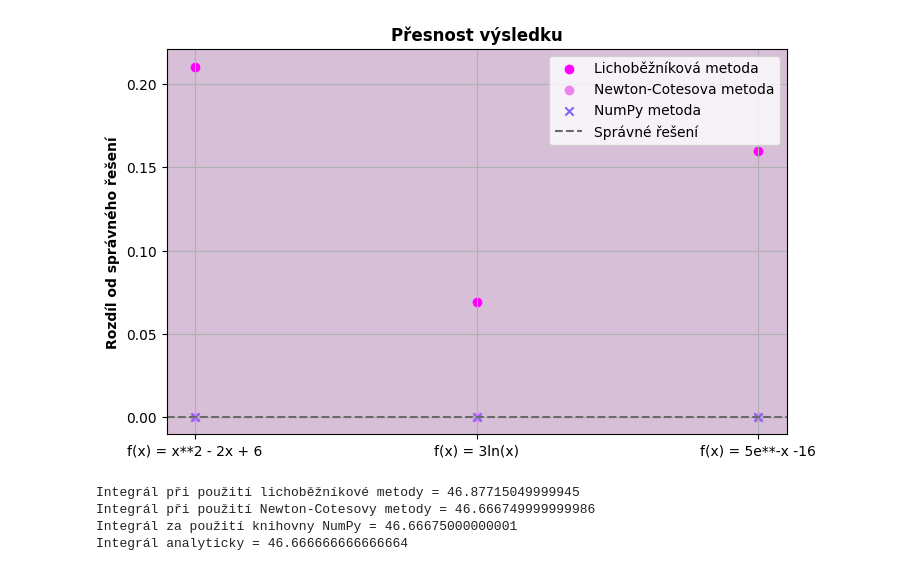
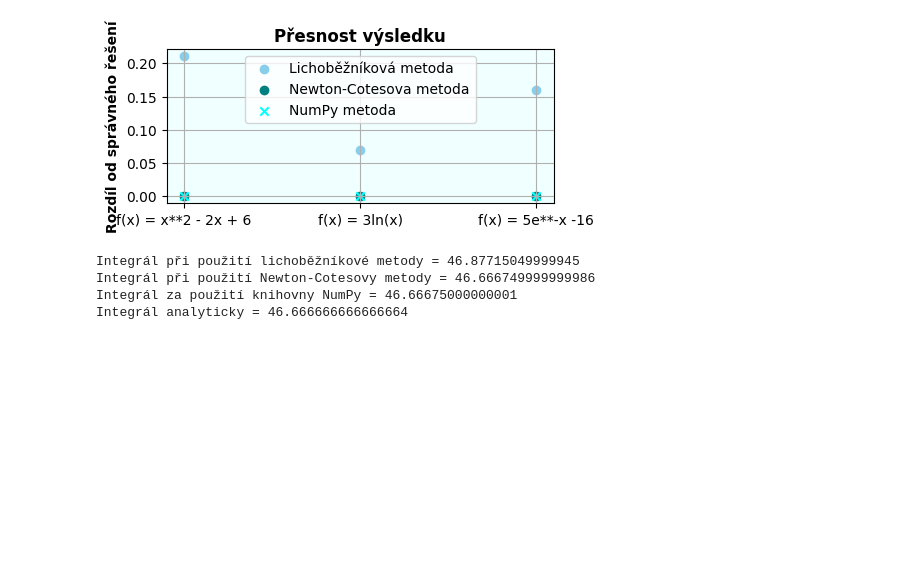
Before and after one commit to majdakleckerova/msw-zapoctovy-dokument, a Jupyter notebook: 9-integrace_funkce.ipynb, the cells around one changed output. Cells and saved outputs as stored; diff of their text form; code cells hidden in the pictures; blank space fills up the shorter version.

```diff
--- a/9-integrace_funkce.ipynb
+++ b/9-integrace_funkce.ipynb
@@ -1,25 +1,24 @@
 # %%
 # GRAFICKÉ ZNÁZORNĚNÍ PŘESNOSTI ŘEŠENÍ
 import matplotlib.pyplot as plt
 
 funkce = ["f(x) = x**2 - 2x + 6","f(x) = 3ln(x)", "f(x) = 5e**-x -16"]
 lichobeznikova_metoda = [abs(integral_analyticky_1 - integral_1_1) , abs(integral_analyticky_2 - integral_2_1), abs(integral_analyticky_3 - integral_3_1)]
 newton_cotesova_metoda = [abs(integral_analyticky_1 - integral_1_2) , abs(integral_analyticky_2 - integral_2_2), abs(integral_analyticky_3 - integral_3_2)]
 numpy_metoda = [abs(integral_analyticky_1 - integral_1_3) , abs(integral_analyticky_2 - integral_2_3), abs(integral_analyticky_3 - integral_3_3)]
 
-plt.figure(figsize=(8,5))
-plt.scatter(funkce,lichobeznikova_metoda, marker="o", color= "magenta", label = "Lichoběžníková metoda")
-plt.scatter(funkce,newton_cotesova_metoda, marker="o", color= "violet", label = "Newton-Cotesova metoda")
-plt.scatter(funkce,numpy_metoda, marker="x", color= "mediumslateblue", label = "NumPy metoda")
-plt.axhline(0, color="dimgrey", linestyle = "dashed", label = "Správné řešení")  # černá, přerušovaná osa x
-plt.gca().set_facecolor("thistle")
+plt.figure(figsize=(5,2))
+plt.scatter(funkce,lichobeznikova_metoda, marker="o", color= "skyblue", label = "Lichoběžníková metoda")
+plt.scatter(funkce,newton_cotesova_metoda, marker="o", color= "teal", label = "Newton-Cotesova metoda")
+plt.scatter(funkce,numpy_metoda, marker="x", color= "cyan", label = "NumPy metoda")
+plt.gca().set_facecolor("azure")
 plt.ylabel('Rozdíl od správného řešení', fontweight="bold")
 plt.title("Přesnost výsledku", fontweight="bold")
 plt.grid()
 plt.legend()
 plt.show()
 # %% [output]
-[figure, old version]
+[figure, new version]
 # %%
 def f(x):
     return x**2 - 2*x + 6
```
Also changed, not shown: parts of 1 cell of this notebook.
